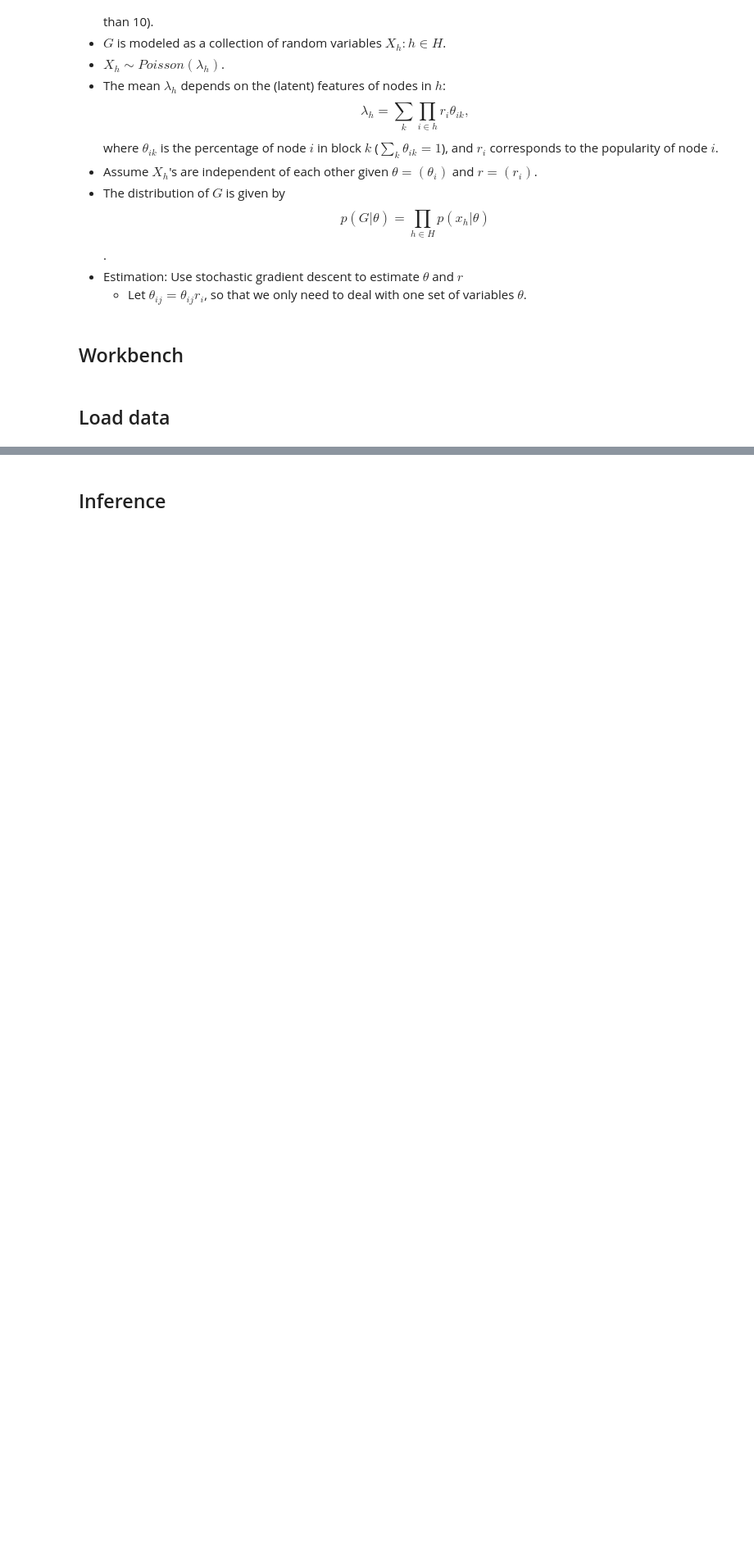
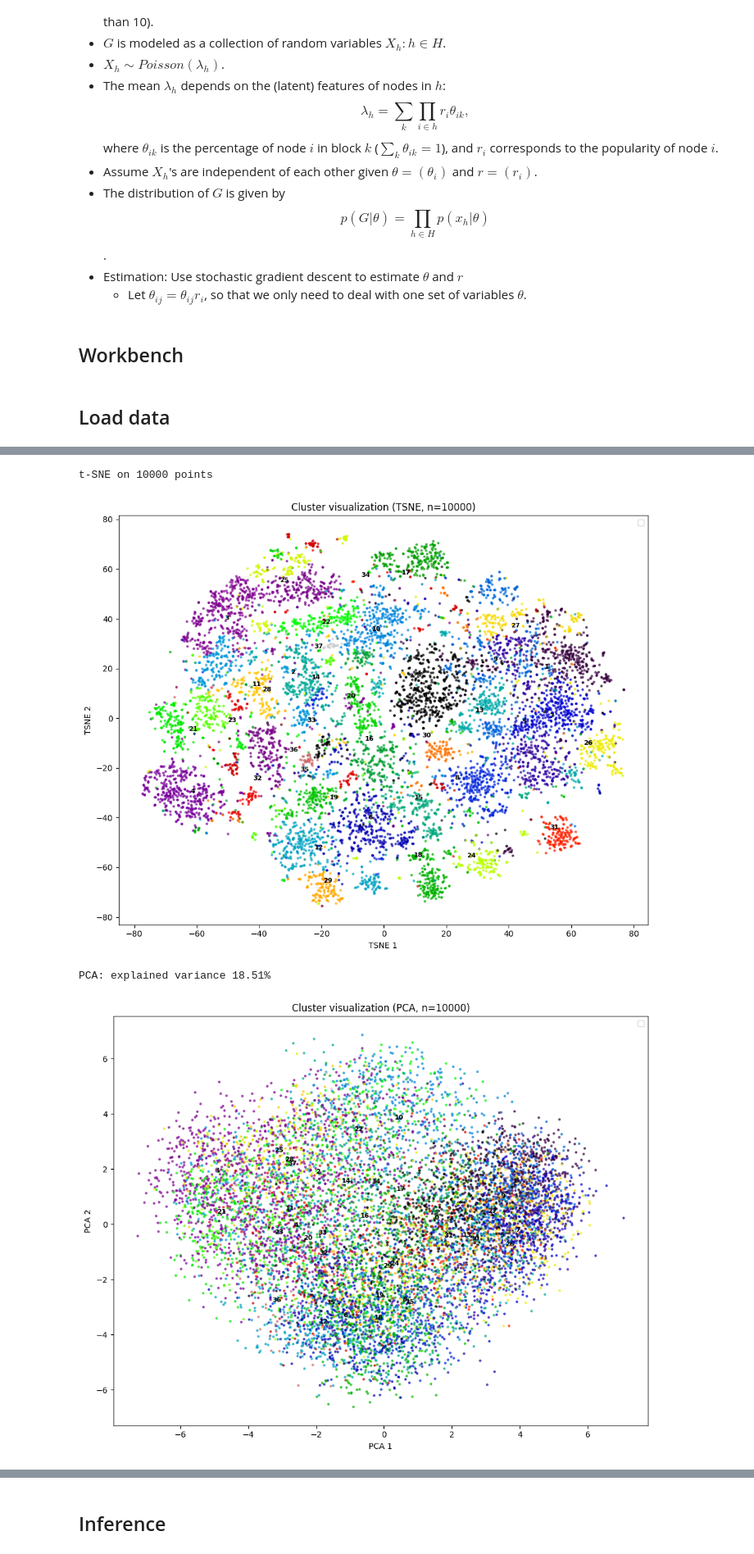
Before and after one commit to yuanjiayiy/hyper-novelty, a Jupyter notebook: estimate_model_cs_conference.ipynb, the cells around one changed output, grey strips where cells are left out. Shown at 82% size. Saved outputs shown, nothing was run; the diff lists cells and outputs as text; code cells hidden in the pictures; blank space fills up the shorter version.

```diff
--- a/estimate_model_cs_conference.ipynb
+++ b/estimate_model_cs_conference.ipynb
@@ -82,4 +113,7 @@ def load_hypergraph(filename):
     A=ssp.coo_matrix((np.ones(len(row),dtype=np.int8),(row,col)),shape=(max(row)+1, max(col)+1),dtype=np.int8)
     tic.stop()
     return A
+# %%
+input_file_path = "yuancarrieyjy/AI-arXiv"
+df = datasets.load_dataset(input_file_path)
 # %%
@@ -143,11 +145,11 @@ from sklearn.decomposition import TruncatedSVD
 
 emb_matrix = np.array(df_filtered['specter2_embed'].tolist(), dtype=np.float32)
 
-n_components = 100
+n_components = 50
 svd = TruncatedSVD(n_components=n_components, random_state=42)
 emb_reduced = svd.fit_transform(emb_matrix)
 
-df_filtered['specter2_embed_100'] = list(emb_reduced)
-basis_top100 = svd.components_  # shape (100, 768)
+df_filtered[f'specter2_embed_{n_components}'] = list(emb_reduced)
+basis_top_n = svd.components_  # shape (n, 768)
 
-print(f"Explained variance ratio (top 100): {svd.explained_variance_ratio_.sum():.4f}")
+print(f"Explained variance ratio (top {n_components}): {svd.explained_variance_ratio_.sum():.4f}")
@@ -153,0 +167,2 @@ print(f"Explained variance ratio (top 100): {svd.explained_variance_ratio_.sum()
+# %%
+emb_matrix = np.array(df_filtered['specter2_embed'].tolist(), dtype=np.float32)
@@ -153,0 +286,6 @@ print(f"Explained variance ratio (top 100): {svd.explained_variance_ratio_.sum()
+# %%
+labels, soft_membership = generate_cluster_embeddings(emb_matrix, seed=42, k=30, resolution_parameter=2.0, min_sim=0.55, symmetrize=True)
+print(len(np.unique(labels)))
+print(soft_membership[:5])
+df_filtered['primary_cluster'] = labels
+df_filtered['soft_membership'] = soft_membership
@@ -153,0 +356,55 @@ print(f"Explained variance ratio (top 100): {svd.explained_variance_ratio_.sum()
+# %%
+# Visualize clusters in 2D using PCA or t-SNE, colored by cluster
+# method: "pca" (fast) or "tsne" (slower, often better separation)
+
+def plot_clusters(emb_matrix, labels, method="tsne", max_points=10000):
+    max_points = 10000  # subsample for t-SNE if slow; None for full data
+
+    X = np.asarray(emb_matrix, dtype=np.float64)
+    n_plot = len(X) if max_points is None else min(max_points, len(X))
+    if n_plot < len(X):
+        rng = np.random.default_rng(42)
+        idx = rng.choice(len(X), n_plot, replace=False)
+        X_plot, labels_plot = X[idx], np.array(labels)[idx]
+    else:
+        X_plot, labels_plot = X, np.array(labels)
+
+    if method == "pca":
+        from sklearn.decomposition import PCA
+        reducer = PCA(n_components=2, random_state=42)
+        X_2d = reducer.fit_transform(X_plot)
+        print(f"PCA: explained variance {reducer.explained_variance_ratio_.sum():.2%}")
+    else:
+        from sklearn.manifold import TSNE
+        X_2d = TSNE(n_components=2, random_state=42, perplexity=30).fit_transform(X_plot)
+        print(f"t-SNE on {n_plot} points")
+
+    # Plot: noise (-1) in gray, clusters in distinct colors
+    fig, ax = plt.subplots(figsize=(10, 8))
+    noise_mask = labels_plot == -1
+    cluster_mask = ~noise_mask
+
+    if noise_mask.any():
+        ax.scatter(X_2d[noise_mask, 0], X_2d[noise_mask, 1], c="lightgray", s=5, alpha=0.5, label="noise")
+    if cluster_mask.any():
+        scatter = ax.scatter(X_2d[cluster_mask, 0], X_2d[cluster_mask, 1], c=labels_plot[cluster_mask], s=5, alpha=0.6, cmap="nipy_spectral")
+        ax.legend(loc="upper right")
+        # Add cluster numbers at centroids
+        for cid in np.unique(labels_plot[cluster_mask]):
+            mask_c = labels_plot == cid
+            cx, cy = X_2d[mask_c, 0].mean(), X_2d[mask_c, 1].mean()
+            ax.annotate(str(int(cid)), (cx, cy), fontsize=8, ha="center", va="center", fontweight="bold")
+    ax.set_title(f"Cluster visualization ({method.upper()}, n={n_plot})")
+    ax.set_xlabel(f"{method.upper()} 1")
+    ax.set_ylabel(f"{method.upper()} 2")
+    plt.legend()
+    plt.tight_layout()
+    plt.show()
+
+plot_clusters(emb_matrix, labels, method="tsne", max_points=10000)
+plot_clusters(emb_matrix, labels, method="pca", max_points=10000)
+# %% [output]
+t-SNE on 10000 points
+[figure, added]
+PCA: explained variance 18.51%
+[figure, added]
```
Also changed, not shown: parts of 48 cells of this notebook, 4 other files.
